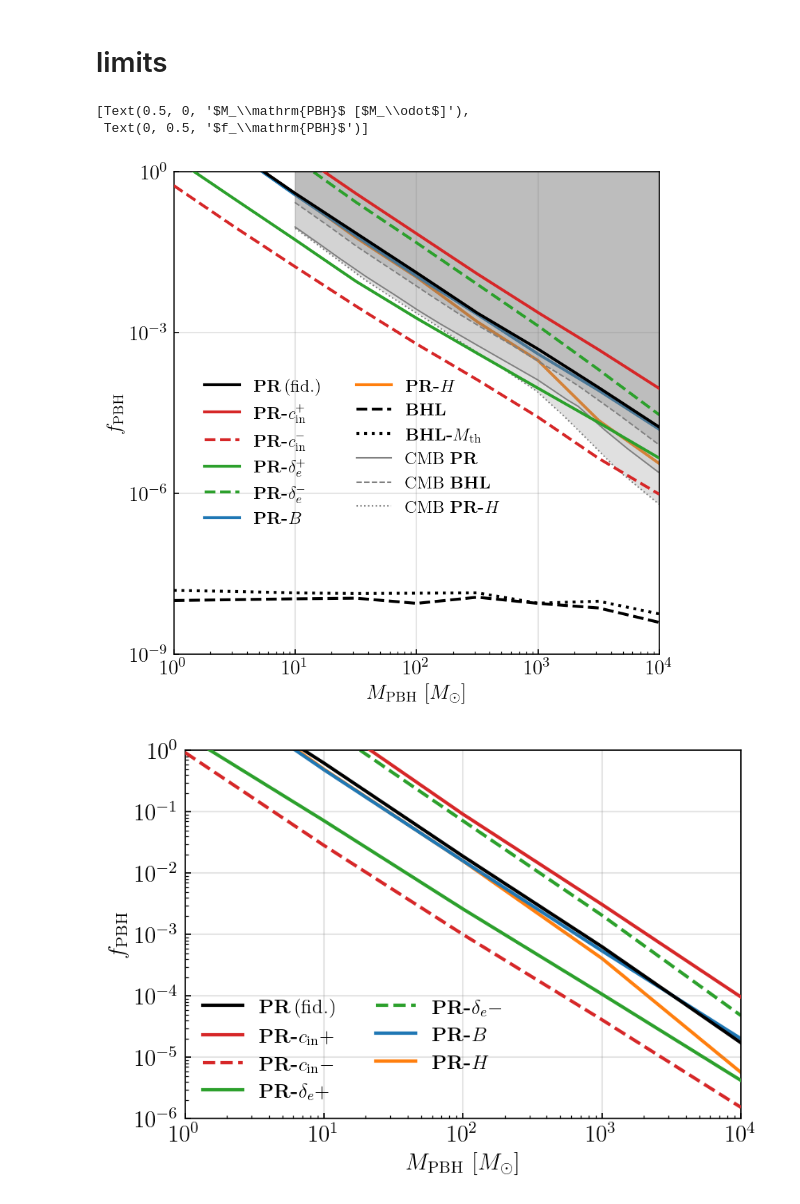
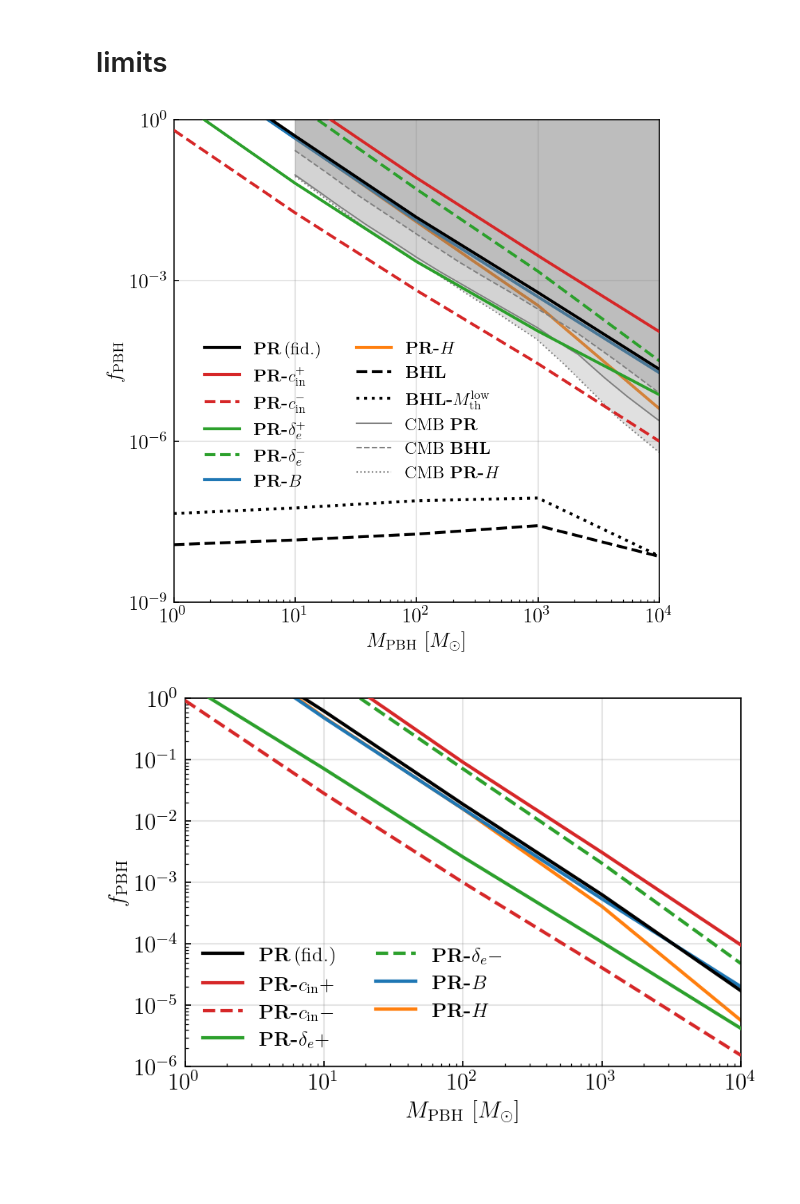
Before and after one commit to yitiansun/DM21cm, a Jupyter notebook: plotting/paper2/pbhacc-L.ipynb, the cells around one changed output. Saved outputs shown, nothing was run; the diff lists cells and outputs as text; code cells hidden in the pictures; blank space fills up the shorter version.

Commit message:
new limits

```diff
--- a/plotting/paper2/pbhacc-L.ipynb
+++ b/plotting/paper2/pbhacc-L.ipynb
@@ -30,7 +30,7 @@ model_latex_dict = {
     'PRc23B': r'$\textbf{PR-}B$',
     'PRc23H': r'$\textbf{PR-}H$',
     'BHLl2': r'$\textbf{BHL}$',
-    'BHLl2mt': r'$\textbf{BHL-}M_\mathrm{th}$',
+    'BHLl2mt': r'$\textbf{BHL-}M_\mathrm{th}^\mathrm{low}$',
 }
 color_dict = {
     'PRc23': 'k',
@@ -295,39 +295,37 @@ def plot_limits(ax, channel, **kwargs):
 model_name_s = ['PRc23', 'PRc29', 'PRc14', 'PRc23dp', 'PRc23dm', 'PRc23B', 'PRc23H', 'BHLl2', 'BHLl2mt']
 
 fig, axs = plt.subplots(1, 1, figsize=(6, 6))
 
 ax = axs
 for model_name in model_name_s:
-    plot_limits(ax, f'pbhacc-{model_name}-250808')
+    plot_limits(ax, f'pbhacc-{model_name}-250909')
 
 
 mCMBPR, fCMBPR = np.loadtxt(f"{WDIR}/data/limits/pbhacc/CMB-PR.txt", unpack=True)
 ax.plot(mCMBPR, fCMBPR, label=r'CMB $\textbf{PR}$', color='gray', ls='-', lw=1)
 ax.fill_between(mCMBPR, fCMBPR, 2, fc=mpl.colormaps['binary'](0.3), alpha=0.2, ec='none')
 
 mCMBBHL, fCMBBHL = np.loadtxt(f"{WDIR}/data/limits/pbhacc/CMB-BHL.txt", unpack=True)
 ax.plot(mCMBBHL, fCMBBHL, label=r'CMB $\textbf{BHL}$', color='gray', ls='--', lw=1)
 ax.fill_between(mCMBBHL, fCMBBHL, 2, fc=mpl.colormaps['binary'](0.6), alpha=0.2, ec='none')
 
 mCMBPRH, fCMBPRH = np.loadtxt(f"{WDIR}/data/limits/pbhacc/CMB-PR-HALO.txt", unpack=True)
 ax.plot(mCMBPRH, fCMBPRH, label=r'CMB $\textbf{PR-}H$', color='gray', ls=':', lw=1)
 ax.fill_between(mCMBPRH, fCMBPRH, 2, fc=mpl.colormaps['binary'](0.6), alpha=0.2, ec='none')
 
 
 ax.set(xscale='log', yscale='log')
 ax.set(xlim=(1e0, 1e4), ylim=(1e-9, 1))
 ax.set(yticks=[1e-9, 1e-6, 1e-3, 1e0])
 ax.set(yticklabels=[r'$10^{-9}$', r'$10^{-6}$', r'$10^{-3}$', r'$10^{0}$'])
 ax.set(ylabel=r'$f_\mathrm{PBH}$')
 ax.grid(color='0.5', alpha=0.2, linewidth=1, linestyle='-')
-ax.legend(frameon=False, ncol=2, loc=(0.05, 0.25))
+ax.legend(frameon=False, ncol=2, loc=(0.05, 0.22))
 ax.set(xlabel=r'$M_\mathrm{PBH}$ [$M_\odot$]', ylabel=r'$f_\mathrm{PBH}$')
 
-# fig.savefig('pbhacc-limits.pdf', bbox_inches='tight')
+fig.savefig('pbhacc-limits.pdf', bbox_inches='tight')
 # %% [output]
-[Text(0.5, 0, '$M_\\mathrm{PBH}$ [$M_\\odot$]'),
- Text(0, 0.5, '$f_\\mathrm{PBH}$')]
-[figure, old version]
+[figure, new version]
 # %%
 model_name_s = ['PRc23', 'PRc29', 'PRc14', 'PRc23dp', 'PRc23dm', 'PRc23B', 'PRc23H']
 
```
Also changed, not shown: parts of 1 cell of this notebook, 5 other files.
